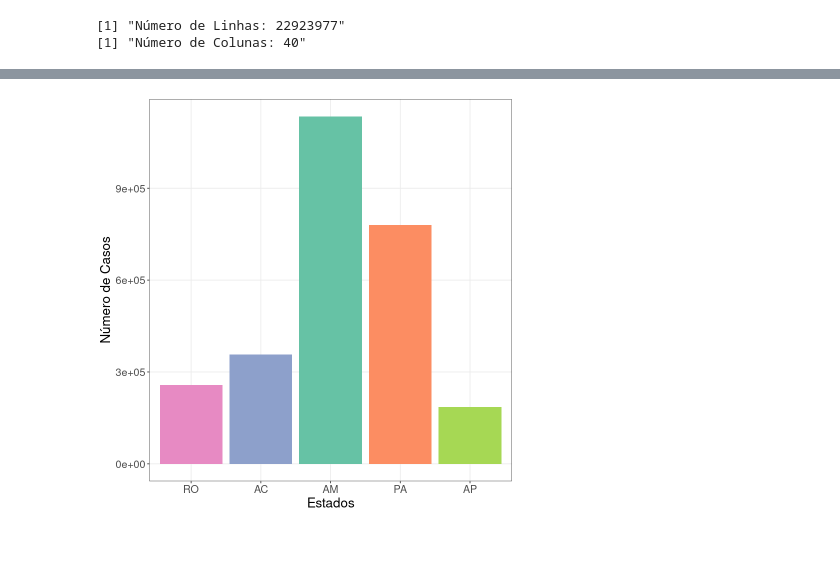
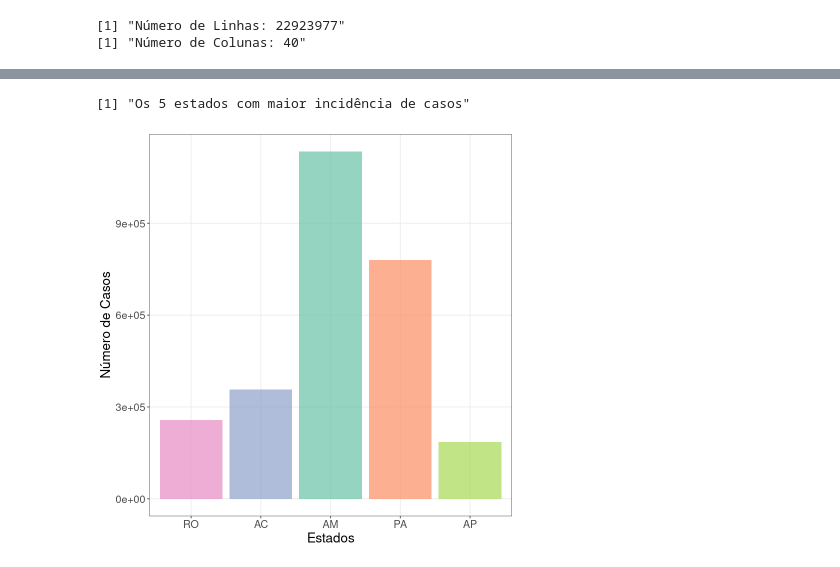
Before and after one commit to frankfaisca/cefet-min-dados, a Jupyter notebook: Exploration_Malaria.ipynb, the cells around one changed output, grey strips where cells are left out. Saved outputs shown, nothing was run; the diff lists cells and outputs as text; code cells hidden in the pictures.

```diff
--- a/Exploration_Malaria.ipynb
+++ b/Exploration_Malaria.ipynb
@@ -180,6 +186,7 @@ NULL
 # %%
-# selecionar colunas de regiões e anos
+# selecionar coluna referente as 5 maiores regiões com maior incidência de casos
 
-sra <- select(data, home.state, exam.year)
-
-table(sra)
+regiao <- select(data,home.state)
+regiao <- na.omit(regiao)
+regiao <- regiao %>% group_by(home.state) %>% count(home.state, sort=TRUE)
+regiao <- head(regiao,n=5)
@@ -204,21 +193,20 @@ home.state   2009   2010   2011   2012   2013   2014   2015   2016   2017
 # %%
-# filtra os dados para plotar
-
-#gra <- sra |> group_by(home.state) |> summarize(exam.year=count(exam.year))
-
-#filtra ano=2009, valores nulos, e os 5 maiores estados
-
-gra <- sra %>% group_by(home.state) %>% count(exam.year=2009, sort=TRUE, name="Total")
-gra <- gra[,-2]
-gra <- gra[-1,]
-gra <- head(gra,n=5)
-
+#Configuração do Plot Bar
 
 colors <- brewer.pal(5, 'Set2')
 # setting the font size for all charts
 font <- theme(text = element_text(size=16))
 
-grf <- plot_bar(gra, colors=colors[1:5], label_x = "Estados", label_y = "Número de Casos") + font
+grf <- plot_bar(regiao,
+                colors=colors[1:5],
+                alpha=0.7,
+                label_x = "Estados",
+                label_y = "Número de Casos") + font
+
+#plot_bar não deixa colocar title :(
+print("Os 5 estados com maior incidência de casos")
+
 plot(grf)
 # %% [output]
+[1] "Os 5 estados com maior incidência de casos"
-[figure, old version]
+[figure, new version]
```
Also changed, not shown: parts of 16 cells of this notebook, 1 other file.
